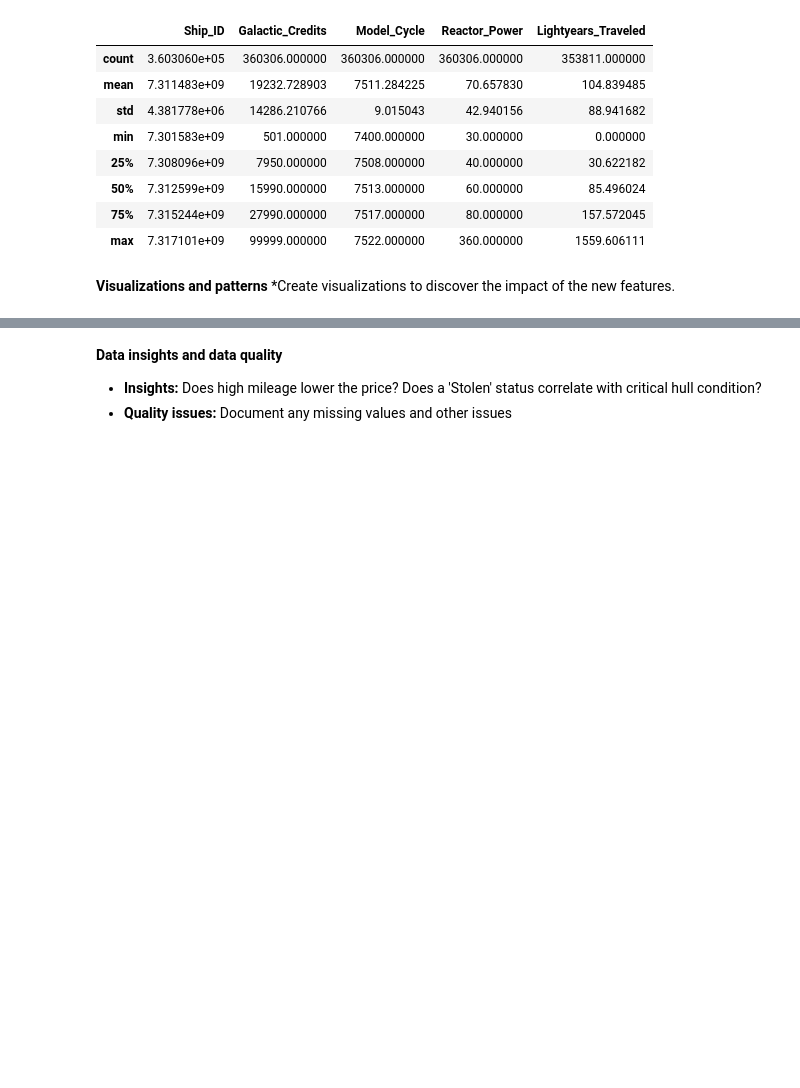
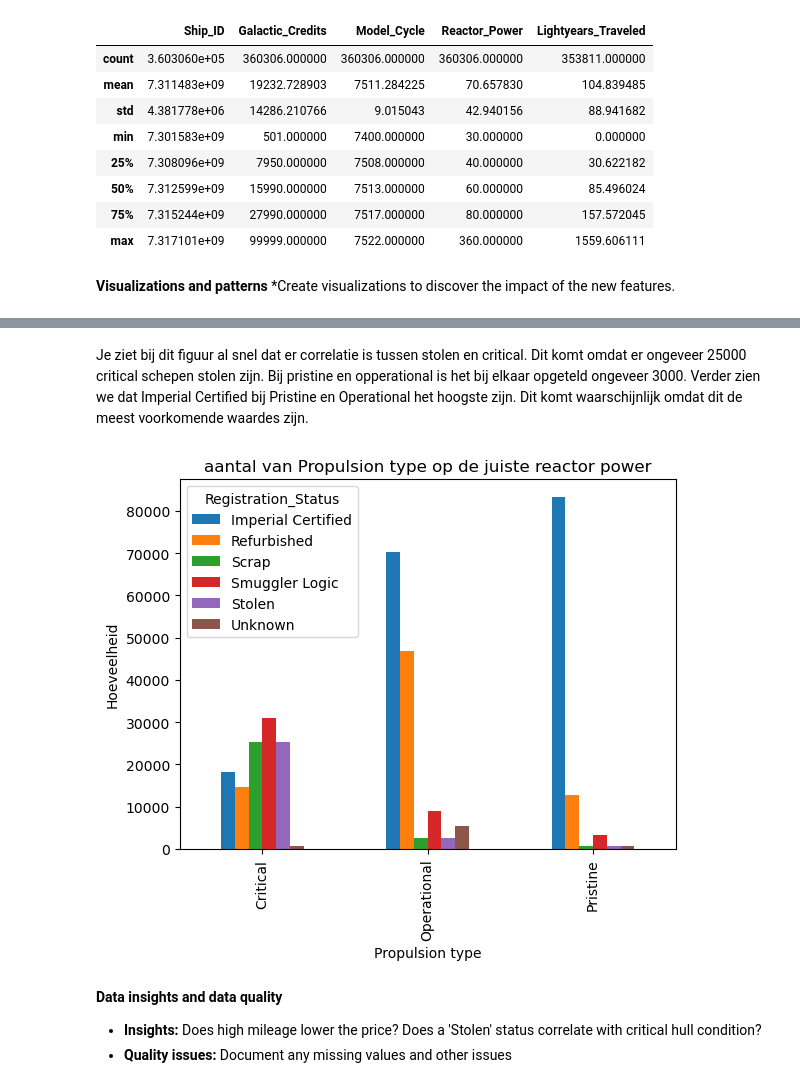
Before and after one commit to Jamie1111/DDD-Databazen-, a Jupyter notebook: assignment_template_it3.ipynb, the cells around one changed output, grey strips where cells are left out. Saved outputs shown, nothing was run; the diff lists cells and outputs as text; code cells hidden in the pictures; blank space fills up the shorter version.

```diff
--- a/assignment_template_it3.ipynb
+++ b/assignment_template_it3.ipynb
@@ -114,3 +143,13 @@ df.describe()
+# %% [markdown]
+Je ziet bij dit figuur al snel dat er correlatie is tussen stolen en critical. Dit komt omdat er ongeveer 25000 critical schepen stolen zijn. Bij pristine en opperational is het bij elkaar opgeteld ongeveer 3000. Verder zien we dat Imperial Certified bij Pristine en Operational het hoogste zijn. Dit komt waarschijnlijk omdat dit de meest voorkomende waardes zijn.
+# %%
+df.groupby('Hull_Integrity')['Registration_Status'].value_counts().unstack().plot.bar()
+plt.xlabel("Propulsion type")
+plt.ylabel("Hoeveelheid")
+plt.title("aantal van Propulsion type op de juiste reactor power")
+plt.show()
+# %% [output]
+[figure, added]
 # %% [markdown]
 **Data insights and data quality**
 
```
Also changed, not shown: parts of 8 cells of this notebook, 2 other files.
